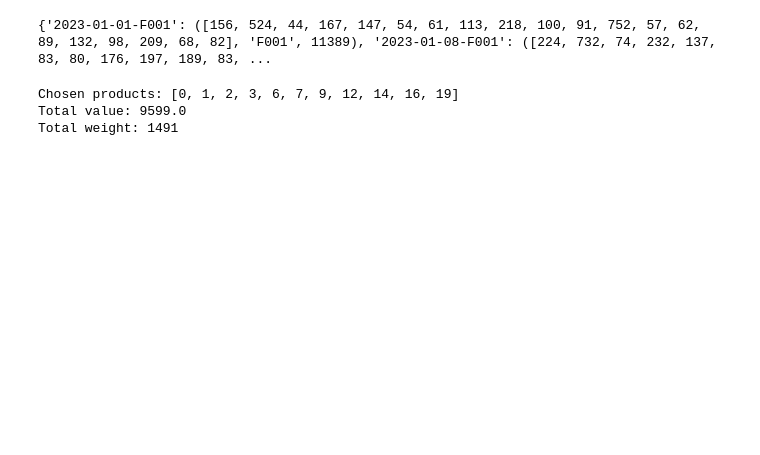
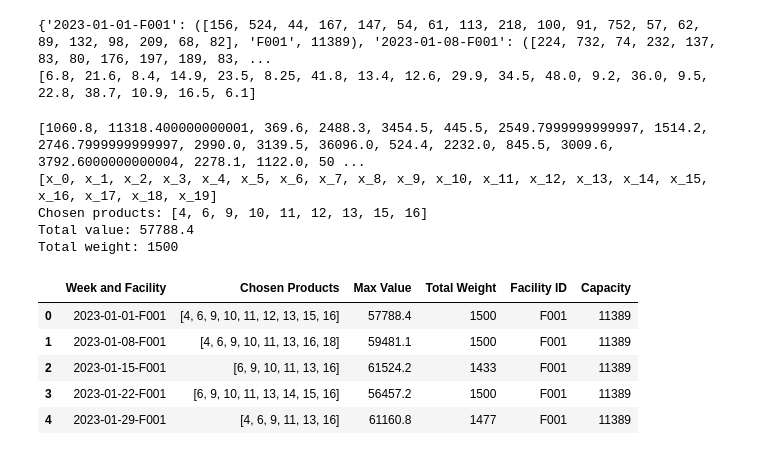
Before and after one commit to sgromme/supplyplansolver, a Jupyter notebook: source/capacity_optimizer/dp_optimization_process.ipynb, the cells around one changed output. Cells and saved outputs as stored; diff of their text form; code cells hidden in the pictures; blank space fills up the shorter version.

```diff
--- a/source/capacity_optimizer/dp_optimization_process.ipynb
+++ b/source/capacity_optimizer/dp_optimization_process.ipynb
@@ -4,24 +4,30 @@ import pulp
 # %%
 # Cell produces a dict where the key value represents a specific week at a specific facility eg."2023-01-01-F001"
 # The value is a tuple that holds the list of demands for a specific product over that week along with the facility id and capacity
-optimazation_args_dict = {}
+optimization_args_dict = {}
 df_demand = pd.read_csv("../../demand.csv")
-dr_facilities = pd.read_csv("../../facilities.csv")
+df_facilities = pd.read_csv("../../facilities.csv")
+df_products = pd.read_csv("../../products.csv")
 tmp = {}
+product_cost = []
 
-for _, row in dr_facilities.iterrows():
+for _, row in df_products.iterrows():
+    product_cost.append(row["product_cost"])
+for _, row in df_facilities.iterrows():
     tmp[row["facility_id"]] = row["throughput_capacity"]
 
 for _, row in df_demand.iterrows():
     key_value = row['date'] + '-' + row['facility_id']
-    if key_value not in optimazation_args_dict:
+    if key_value not in optimization_args_dict:
         # Creating first key entry for a specified week and associated faciltiy along with demand list and facility number and capacity
-        optimazation_args_dict[key_value] = ([row['demand']], row['facility_id'] ,tmp[row['facility_id']])
+        optimization_args_dict[key_value] = ([row['demand']], row['facility_id'] ,tmp[row['facility_id']])
     else:
-        optimazation_args_dict[key_value][0].append(row['demand'])
-print(optimazation_args_dict)
+        optimization_args_dict[key_value][0].append(row['demand'])
+print(optimization_args_dict)
+print(product_cost)
 # %% [output]
 {'2023-01-01-F001': ([156, 524, 44, 167, 147, 54, 61, 113, 218, 100, 91, 752, 57, 62, 89, 132, 98, 209, 68, 82], 'F001', 11389), '2023-01-08-F001': ([224, 732, 74, 232, 137, 83, 80, 176, 197, 189, 83, ...
+[6.8, 21.6, 8.4, 14.9, 23.5, 8.25, 41.8, 13.4, 12.6, 29.9, 34.5, 48.0, 9.2, 36.0, 9.5, 22.8, 38.7, 10.9, 16.5, 6.1]
 # %%
 import pulp
 
@@ -29,12 +35,16 @@ d = [156, 524, 44, 167, 147, 54, 61, 113, 218, 100, 91, 752, 57, 62, 89, 132, 98
 v = [5,4,7,9,2,5,6,8,3,11,1,4,7,2,9,3,7,1,5,8]
 W = 1500
 
-V = [di * vi for di, vi in zip(d, v)]  # [12, 2, 6, 15]
+#test_dict = {"2023-01-01-F001": ([156, 524, 44, 167, 147, 54, 61, 113, 218, 100, 91, 752, 57, 62, 89, 132, 98, 209, 68, 82], "F001", 1500 ),
+#            "2023-01-08-F002": ([111, 134, 44, 130, 147, 54, 61, 113, 100, 100, 91, 752, 57, 62, 89, 132, 98, 209, 68, 67], "F002", 1750 )}
+
+V = [di * vi for di, vi in zip(d, product_cost)]
+print(V)
 n = len(d)
 
 model = pulp.LpProblem("Knapsack", pulp.LpMaximize)
 x = [pulp.LpVariable(f"x_{i}", cat="Binary") for i in range(n)]
-
+print(x)
 # Objective: maximize total value
 model += pulp.lpSum(V[i] * x[i] for i in range(n))
 
@@ -51,6 +61,41 @@ print("Chosen products:", chosen)
 print("Total value:", best_value)
 print("Total weight:", total_weight)
 # %% [output]
-Chosen products: [0, 1, 2, 3, 6, 7, 9, 12, 14, 16, 19]
-Total value: 9599.0
-Total weight: 1491
+[1060.8, 11318.400000000001, 369.6, 2488.3, 3454.5, 445.5, 2549.7999999999997, 1514.2, 2746.7999999999997, 2990.0, 3139.5, 36096.0, 524.4, 2232.0, 845.5, 3009.6, 3792.6000000000004, 2278.1, 1122.0, 50 ...
+[x_0, x_1, x_2, x_3, x_4, x_5, x_6, x_7, x_8, x_9, x_10, x_11, x_12, x_13, x_14, x_15, x_16, x_17, x_18, x_19]
+Chosen products: [4, 6, 9, 10, 11, 12, 13, 15, 16]
+Total value: 57788.4
+Total weight: 1500
+# %%
+# Still using the same W = 1500 right here as the data generator has not been fixed to produce meaningful capacity values ranging from 500 to 2000
+#   MAKE SURE TO FIX THIS TO ACTUALLY USE THE CAPACITY VALUES FROM THE FACILITIES DATA
+W = 1500
+solved_demands_lp = {}
+for date in optimization_args_dict:
+    demands = optimization_args_dict[date][0]
+    cap = optimization_args_dict[date][2]
+    values = [di * vi for di, vi in zip(demands, product_cost)]
+    model_new = pulp.LpProblem("Knapsack", pulp.LpMaximize)
+    x = [pulp.LpVariable(f"x_{i}", cat="Binary") for i in range(len(demands))]
+    model_new += pulp.lpSum(values[i]*x[i] for i in range(len(demands)))
+    model_new += pulp.lpSum(demands[i]*x[i] for i in range(len(demands))) <= W #cap will be here in future
+    model_new.solve(pulp.PULP_CBC_CMD(msg=False))
+    chosen = [i for i in range(len(demands)) if pulp.value(x[i]) == 1]
+    best_value = pulp.value(model_new.objective)
+    production_list = [demands[i] for i in chosen]
+    total_weight = sum(demands[i] for i in chosen)
+    solved_demands_lp[date] = (chosen, round(best_value, 3), total_weight, optimization_args_dict[date][1], cap)
+columns = ["Week and Facility", "Chosen Products", "Max Value", "Total Weight", "Facility ID", "Capacity"]
+solved_demands_lp_df = pd.DataFrame(columns=columns)
+rows = []
+for date in solved_demands_lp:
+    rows.append([date] + list(solved_demands_lp[date]))
+solved_demands_lp_df = pd.DataFrame(rows, columns=columns)
+solved_demands_lp_df.to_csv("optimized_production_plans_lp.csv", index=False)
+# %% [output]
+|  | Week and Facility | Chosen Products | Max Value | Total Weight | Facility ID | Capacity |
+| 0 | 2023-01-01-F001 | [4, 6, 9, 10, 11, 12, 13, 15, 16] | 57788.4 | 1500 | F001 | 11389 |
+| 1 | 2023-01-08-F001 | [4, 6, 9, 10, 11, 13, 16, 18] | 59481.1 | 1500 | F001 | 11389 |
+| 2 | 2023-01-15-F001 | [6, 9, 10, 11, 13, 16] | 61524.2 | 1433 | F001 | 11389 |
+| 3 | 2023-01-22-F001 | [6, 9, 10, 11, 13, 14, 15, 16] | 56457.2 | 1500 | F001 | 11389 |
+| 4 | 2023-01-29-F001 | [4, 6, 9, 11, 13, 16] | 61160.8 | 1477 | F001 | 11389 |
```
Also changed, not shown: parts of 1 cell of this notebook, 1 other file.
